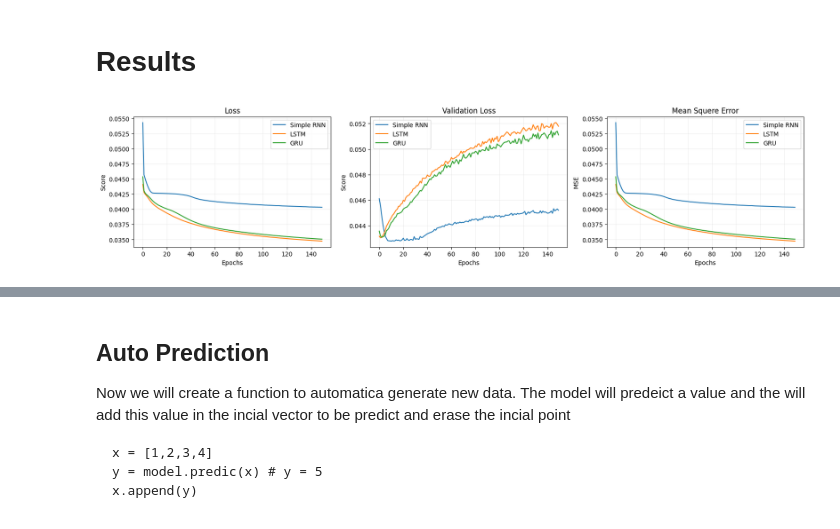
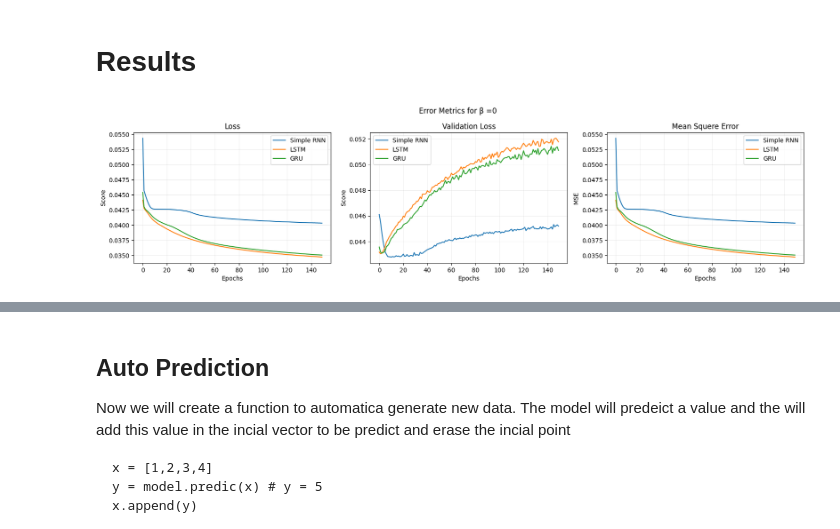
Before and after one commit to barauna-lo/Colored_Noise, a Jupyter notebook: RNN_For_1D_Colored_Noise.ipynb, the cells around one changed output, grey strips where cells are left out. Drawn from its saved outputs; the diff is of its cells as text; code cells hidden in the pictures.

```diff
--- a/RNN_For_1D_Colored_Noise.ipynb
+++ b/RNN_For_1D_Colored_Noise.ipynb
@@ -241,38 +245,40 @@ GRU
 # %%
 epochs = np.arange(0,len(loss[0]))
 plt.figure(figsize=(20, 4),dpi=100)
+plt.suptitle('Error Metrics for β ='+ str(beta[0]),  y=0.98, horizontalalignment='center', verticalalignment='bottom')#, fontsize = 15)
 
 plt.subplot(1,3,1)
 for i in range(len(model)): plt.plot(epochs,loss[i], label=model_name[i],  color=color[i], linestyle='-')
 plt.xlabel('Epochs')
 plt.ylabel('Score')
 plt.legend()
 plt.title('Loss')
 #plt.ylim(-0.01,0.2)
 plt.grid(alpha=0.2)
 
 plt.subplot(1,3,2)
 for i in range(len(model)): plt.plot(epochs,val_loss[i], label=model_name[i],  color=color[i], linestyle='-')
 plt.xlabel('Epochs')
 plt.ylabel('Score')
 plt.legend()
 plt.title('Validation Loss')
 #plt.ylim(-0.01,0.13)
 plt.grid(alpha=0.2)
 
 
 plt.subplot(1,3,3)
 for i in range(len(model)): plt.plot(epochs,mse[i], label=model_name[i],  color=color[i], linestyle='-')
 plt.xlabel('Epochs')
 plt.ylabel('MSE')
 plt.legend()
 plt.title("Mean Squere Error")
 #plt.ylim(-0.01,0.2)
 plt.grid(alpha=0.2)
 
+
 plt.show()
 # %% [output]
-[figure, old version]
+[figure, new version]
 # %%
 '''
 Aqui iremos alocar a previsão do treinamento, to teste e de ambos em vetores.
```
Also changed, not shown: parts of 2 cells of this notebook.
